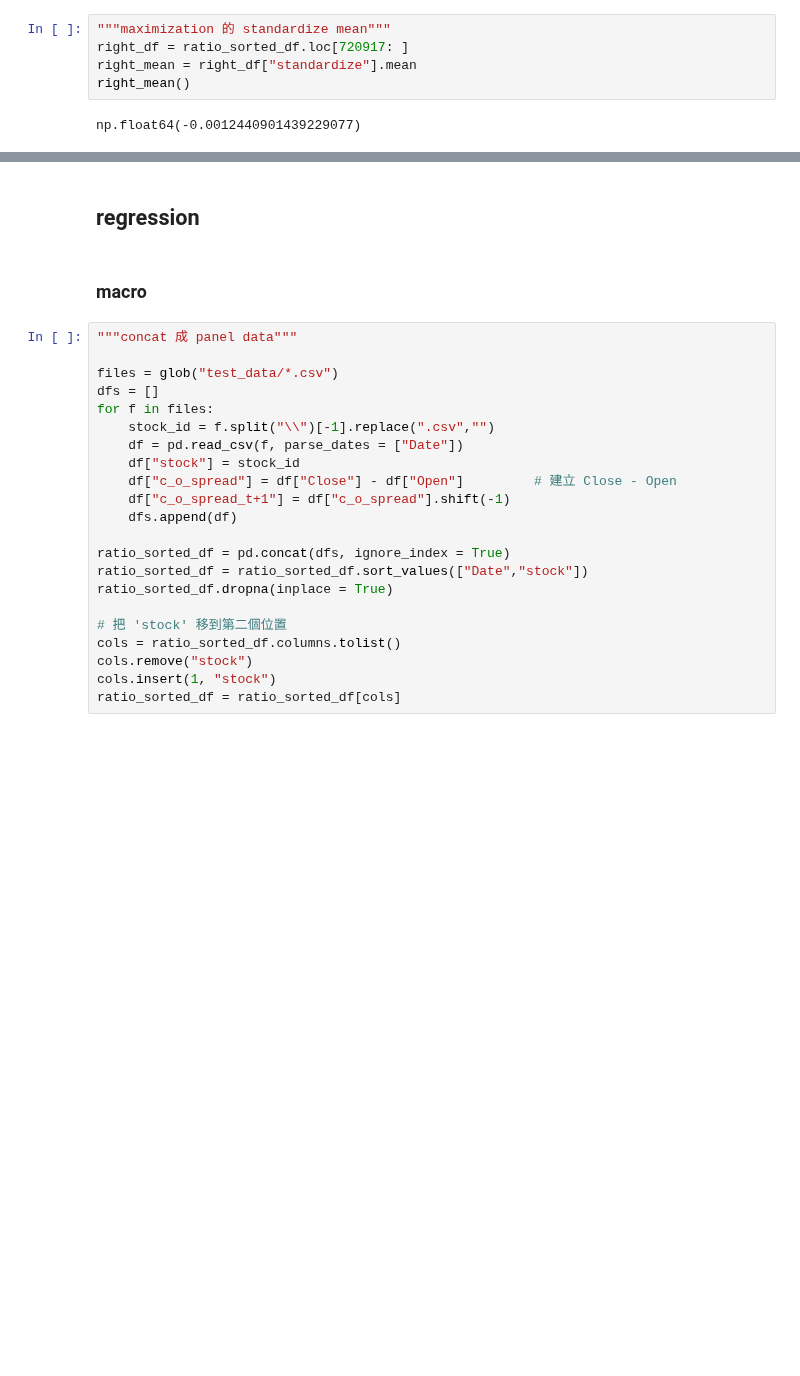
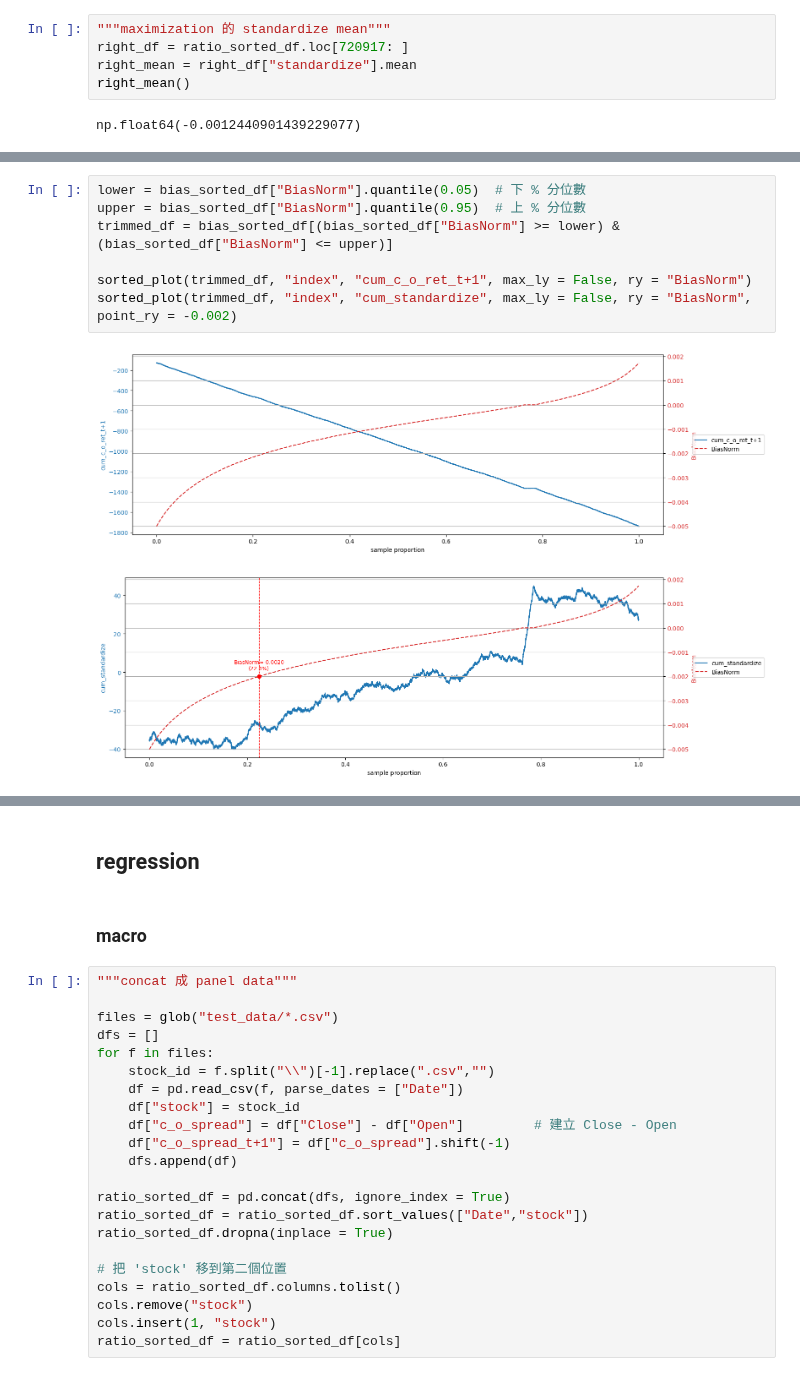
Before and after one commit to Xin95172/JimQuant, a Jupyter notebook: 台股當沖比例effect/main.ipynb, the cells around one changed output, grey strips where cells are left out. Drawn from its saved outputs; the diff is of its cells as text; blank space fills up the shorter version.

```diff
--- a/台股當沖比例effect/main.ipynb
+++ b/台股當沖比例effect/main.ipynb
@@ -284,0 +446,10 @@ plt.show()
+# %%
+lower = bias_sorted_df["BiasNorm"].quantile(0.05)  # 下 % 分位數
+upper = bias_sorted_df["BiasNorm"].quantile(0.95)  # 上 % 分位數
+trimmed_df = bias_sorted_df[(bias_sorted_df["BiasNorm"] >= lower) & (bias_sorted_df["BiasNorm"] <= upper)]
+
+sorted_plot(trimmed_df, "index", "cum_c_o_ret_t+1", max_ly = False, ry = "BiasNorm")
+sorted_plot(trimmed_df, "index", "cum_standardize", max_ly = False, ry = "BiasNorm", point_ry = -0.002)
+# %% [output]
+[figure, added]
+[figure, added]
```
Also changed, not shown: parts of 26 cells of this notebook.
